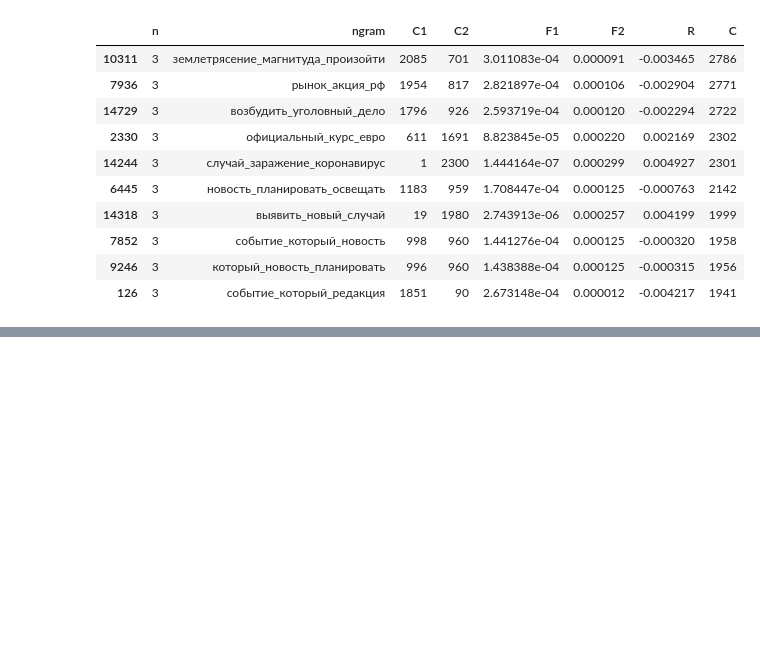
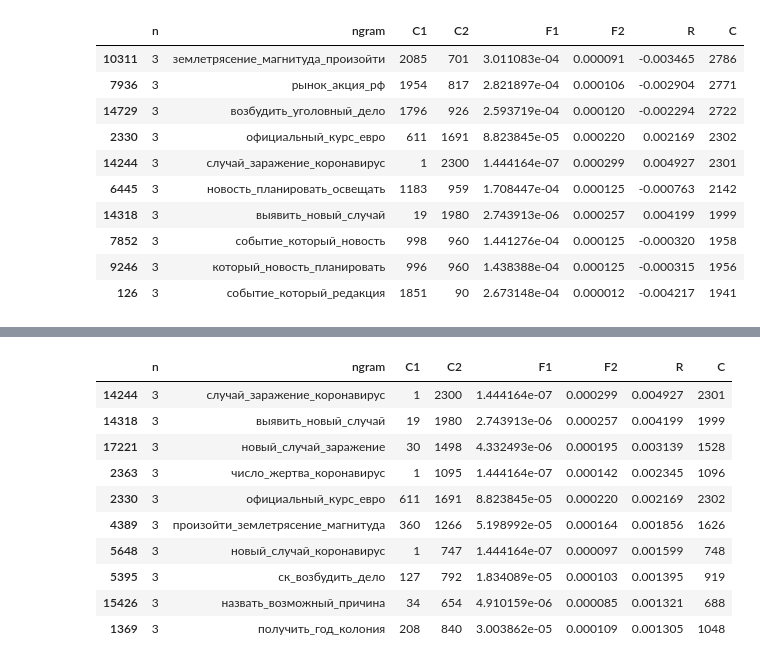
Before and after one commit to ekolonsky/RIA_news, a Jupyter notebook: RIA_Novosti_EDA_n_grams_freq_1.ipynb, the cells around one changed output, grey strips where cells are left out. Cells and saved outputs as stored; diff of their text form; code cells hidden in the pictures; blank space fills up the shorter version.

```diff
--- a/RIA_Novosti_EDA_n_grams_freq_1.ipynb
+++ b/RIA_Novosti_EDA_n_grams_freq_1.ipynb
@@ -255,2 +262,17 @@ df[df.n==3].sort_values('C',ascending=False ).head(10)
+# %%
+# top 10 3-grams increasing weighted frequency
+df[df.n==3].sort_values('R',ascending=False ).head(10)
+# %% [output]
+|  | n | ngram | C1 | C2 | F1 | F2 | R | C |
+| 14244 | 3 | случай_заражение_коронавирус | 1 | 2300 | 1.444164e-07 | 0.000299 | 0.004927 | 2301 |
+| 14318 | 3 | выявить_новый_случай | 19 | 1980 | 2.743913e-06 | 0.000257 | 0.004199 | 1999 |
+| 17221 | 3 | новый_случай_заражение | 30 | 1498 | 4.332493e-06 | 0.000195 | 0.003139 | 1528 |
+| 2363 | 3 | число_жертва_коронавирус | 1 | 1095 | 1.444164e-07 | 0.000142 | 0.002345 | 1096 |
+| 2330 | 3 | официальный_курс_евро | 611 | 1691 | 8.823845e-05 | 0.000220 | 0.002169 | 2302 |
+| 4389 | 3 | произойти_землетрясение_магнитуда | 360 | 1266 | 5.198992e-05 | 0.000164 | 0.001856 | 1626 |
+| 5648 | 3 | новый_случай_коронавирус | 1 | 747 | 1.444164e-07 | 0.000097 | 0.001599 | 748 |
+| 5395 | 3 | ск_возбудить_дело | 127 | 792 | 1.834089e-05 | 0.000103 | 0.001395 | 919 |
+| 15426 | 3 | назвать_возможный_причина | 34 | 654 | 4.910159e-06 | 0.000085 | 0.001321 | 688 |
+| 1369 | 3 | получить_год_колония | 208 | 840 | 3.003862e-05 | 0.000109 | 0.001305 | 1048 |
 # %%
 # top 10 4-grams
```
Also changed, not shown: parts of 4 cells of this notebook.
